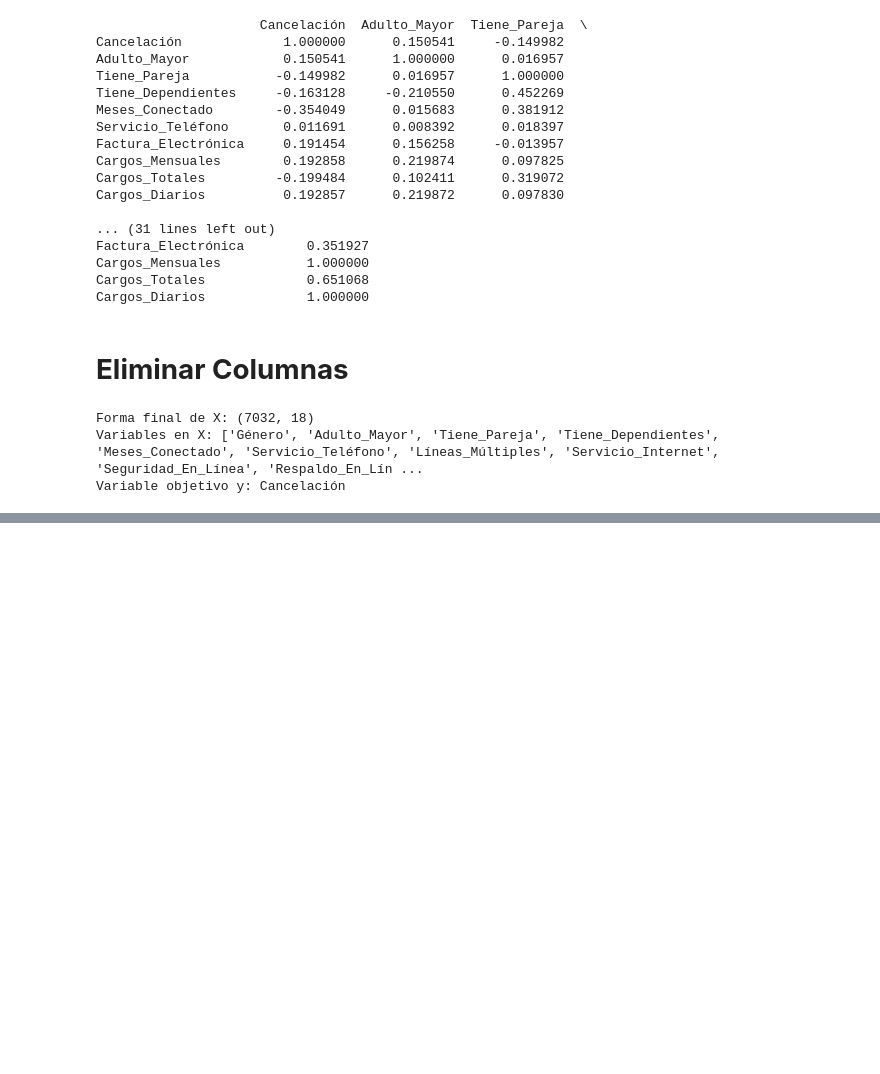
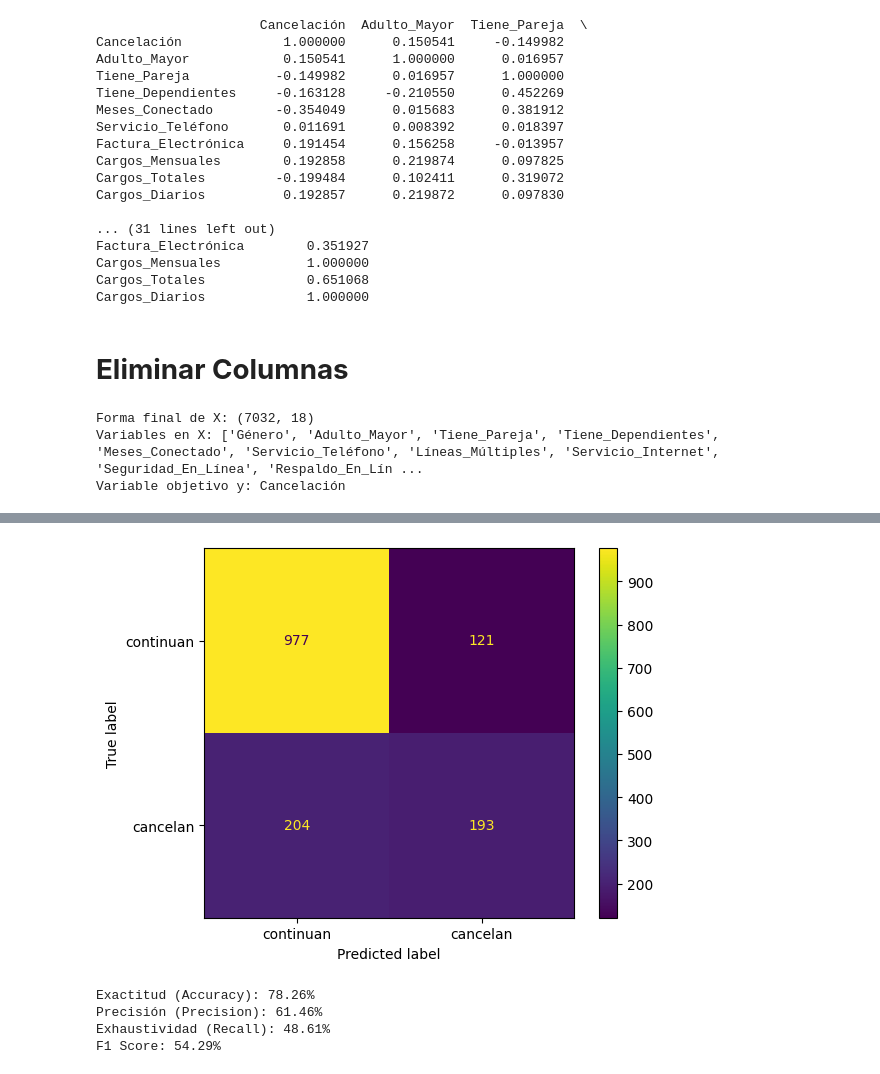
Before and after one commit to r2x4/challenge-final, a Jupyter notebook: challenge_final.ipynb, the cells around one changed output, grey strips where cells are left out. Cells and saved outputs as stored; diff of their text form; code cells hidden in the pictures; blank space fills up the shorter version.

```diff
--- a/challenge_final.ipynb
+++ b/challenge_final.ipynb
@@ -386,0 +195,5 @@ ROC AUC: 0.8021557234901707
+# %%
+modelo = XGBClassifier(max_depth=10)
+modelo.fit(X_train, y_train)
+print(f'La exactitud de Modelo entrenamiento es : {modelo.score(X_train,y_train):.2%}')
+print(f'La exactitud de Modelo validacion es : {modelo.score(X_val,y_val):.2%}')
@@ -386,0 +288,5 @@ ROC AUC: 0.8021557234901707
+# %%
+visualizacion = ConfusionMatrixDisplay(confusion_matrix= matriz_confusion, display_labels=['continuan','cancelan'])
+visualizacion.plot();
+# %% [output]
+[figure, added]
@@ -386,0 +295,20 @@ ROC AUC: 0.8021557234901707
+# %%
+# Predicciones
+y_pred = modelo.predict(X_val)
+
+# Métricas de evaluación
+exactitud = accuracy_score(y_val, y_pred)
+precision = precision_score(y_val, y_pred)
+recall = recall_score(y_val, y_pred)
+f1 = f1_score(y_val, y_pred)
+
+# Mostrar resultados
+print(f"Exactitud (Accuracy): {exactitud:.2%}")
+print(f"Precisión (Precision): {precision:.2%}")
+print(f"Exhaustividad (Recall): {recall:.2%}")
+print(f"F1 Score: {f1:.2%}")
+# %% [output]
+Exactitud (Accuracy): 78.26%
+Precisión (Precision): 61.46%
+Exhaustividad (Recall): 48.61%
+F1 Score: 54.29%
```
Also changed, not shown: parts of 25 cells of this notebook.
